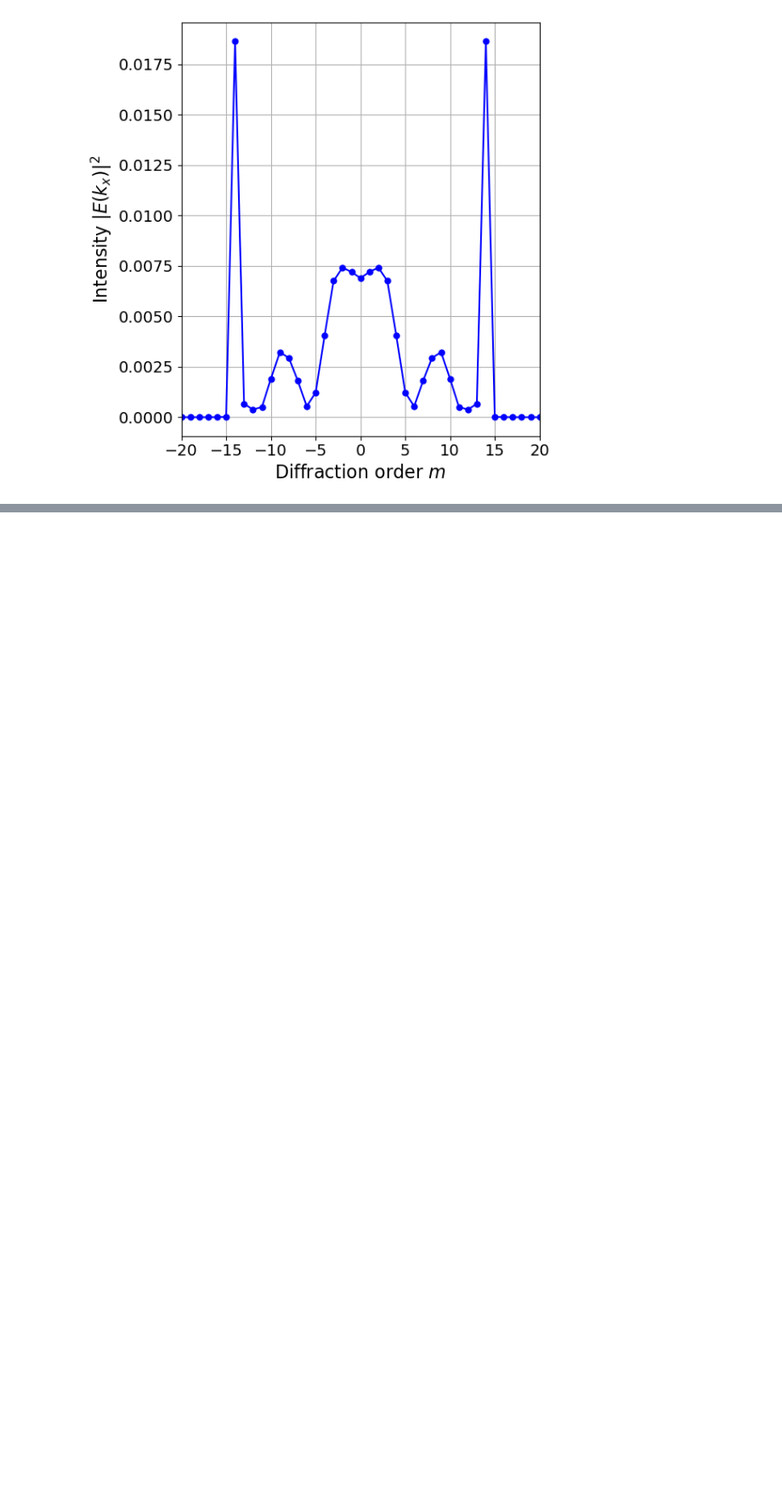
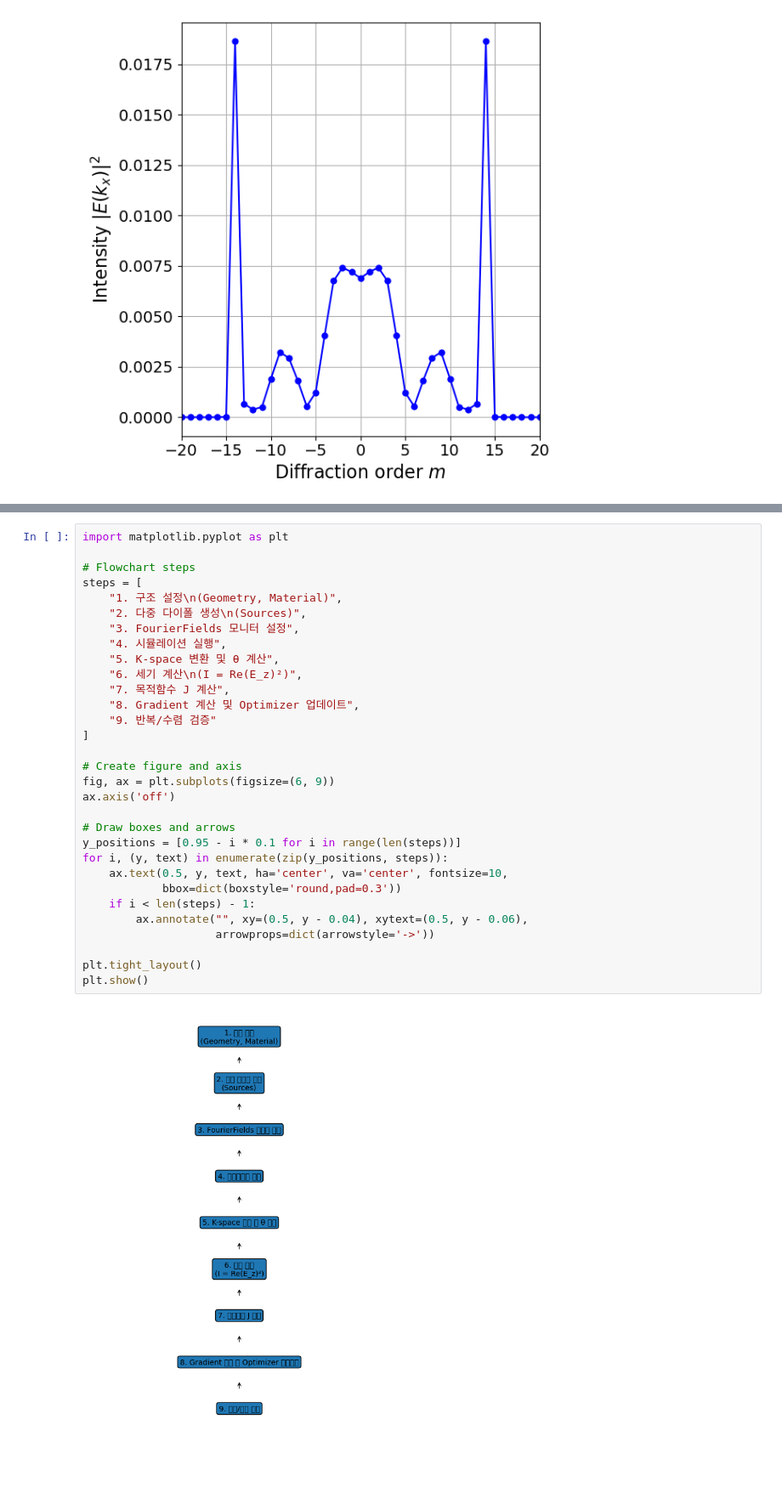
Before and after one commit to M2nion/EIDL, a Jupyter notebook: Tool/Meep/LGD/LGD setup/Mode decomposition/Kyungmin/2025/08/05/Singlelayer/Mode decomposition/FOM fourier field/OLED_Singlelayer_modedecomposition_structureo.ipynb, the cells around one changed output, grey strips where cells are left out. Shown at 85% size. Cells and saved outputs as stored; diff of their text form; blank space fills up the shorter version.

```diff
--- a/Tool/Meep/LGD/LGD setup/Mode decomposition/Kyungmin/2025/08/05/Singlelayer/Mode decomposition/FOM fourier field/OLED_Singlelayer_modedecomposition_structureo.ipynb
+++ b/Tool/Meep/LGD/LGD setup/Mode decomposition/Kyungmin/2025/08/05/Singlelayer/Mode decomposition/FOM fourier field/OLED_Singlelayer_modedecomposition_structureo.ipynb
@@ -523,0 +506,33 @@ plt.show()
+# %%
+import matplotlib.pyplot as plt
+
+# Flowchart steps
+steps = [
+    "1. 구조 설정\n(Geometry, Material)",
+    "2. 다중 다이폴 생성\n(Sources)",
+    "3. FourierFields 모니터 설정",
+    "4. 시뮬레이션 실행",
+    "5. K-space 변환 및 θ 계산",
+    "6. 세기 계산\n(I = Re(E_z)²)",
+    "7. 목적함수 J 계산",
+    "8. Gradient 계산 및 Optimizer 업데이트",
+    "9. 반복/수렴 검증"
+]
+
+# Create figure and axis
+fig, ax = plt.subplots(figsize=(6, 9))
+ax.axis('off')
+
+# Draw boxes and arrows
+y_positions = [0.95 - i * 0.1 for i in range(len(steps))]
+for i, (y, text) in enumerate(zip(y_positions, steps)):
+    ax.text(0.5, y, text, ha='center', va='center', fontsize=10,
+            bbox=dict(boxstyle='round,pad=0.3'))
+    if i < len(steps) - 1:
+        ax.annotate("", xy=(0.5, y - 0.04), xytext=(0.5, y - 0.06),
+                    arrowprops=dict(arrowstyle='->'))
+
+plt.tight_layout()
+plt.show()
+# %% [output]
+[figure, added]
```
Also changed, not shown: parts of 5 cells of this notebook, 1 other file.
